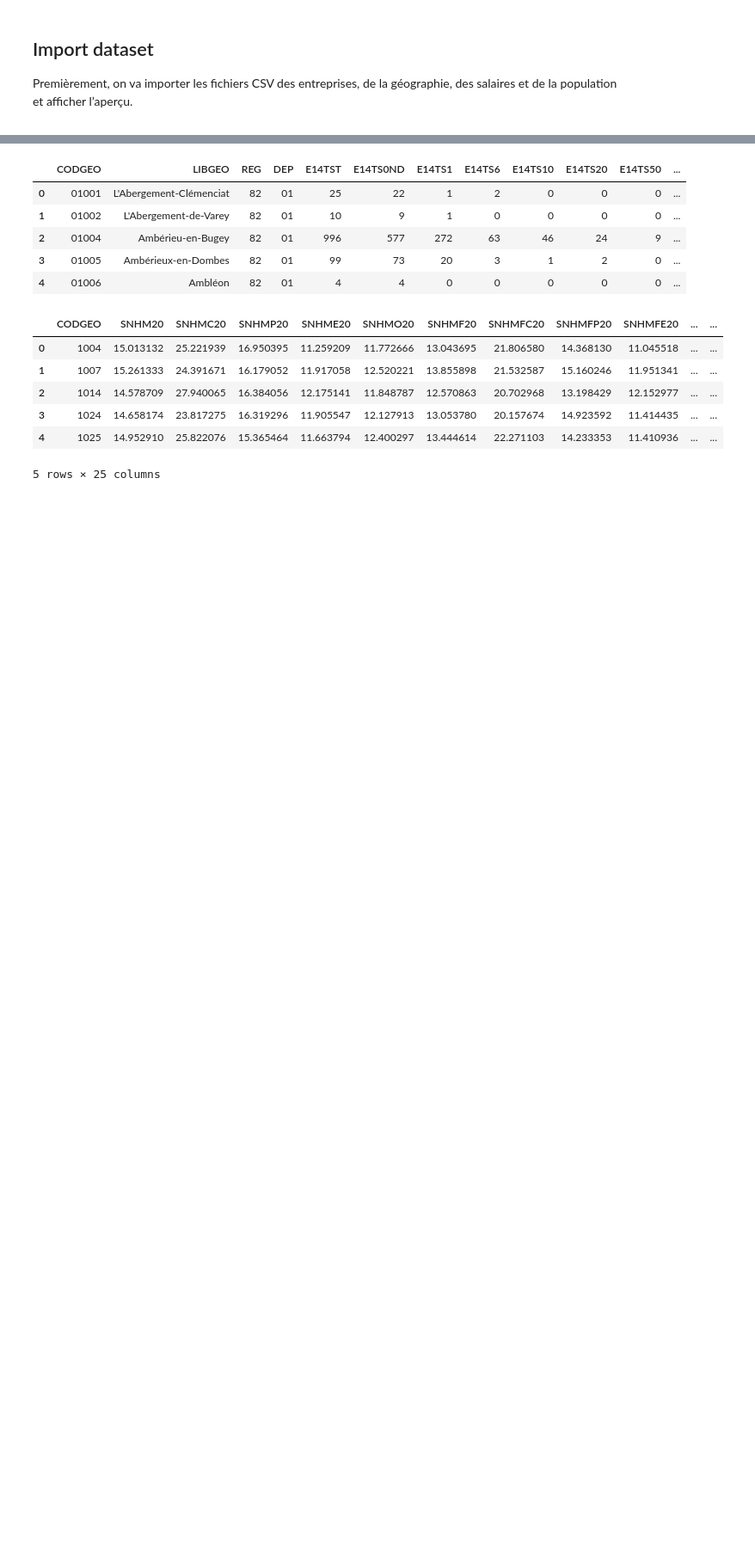
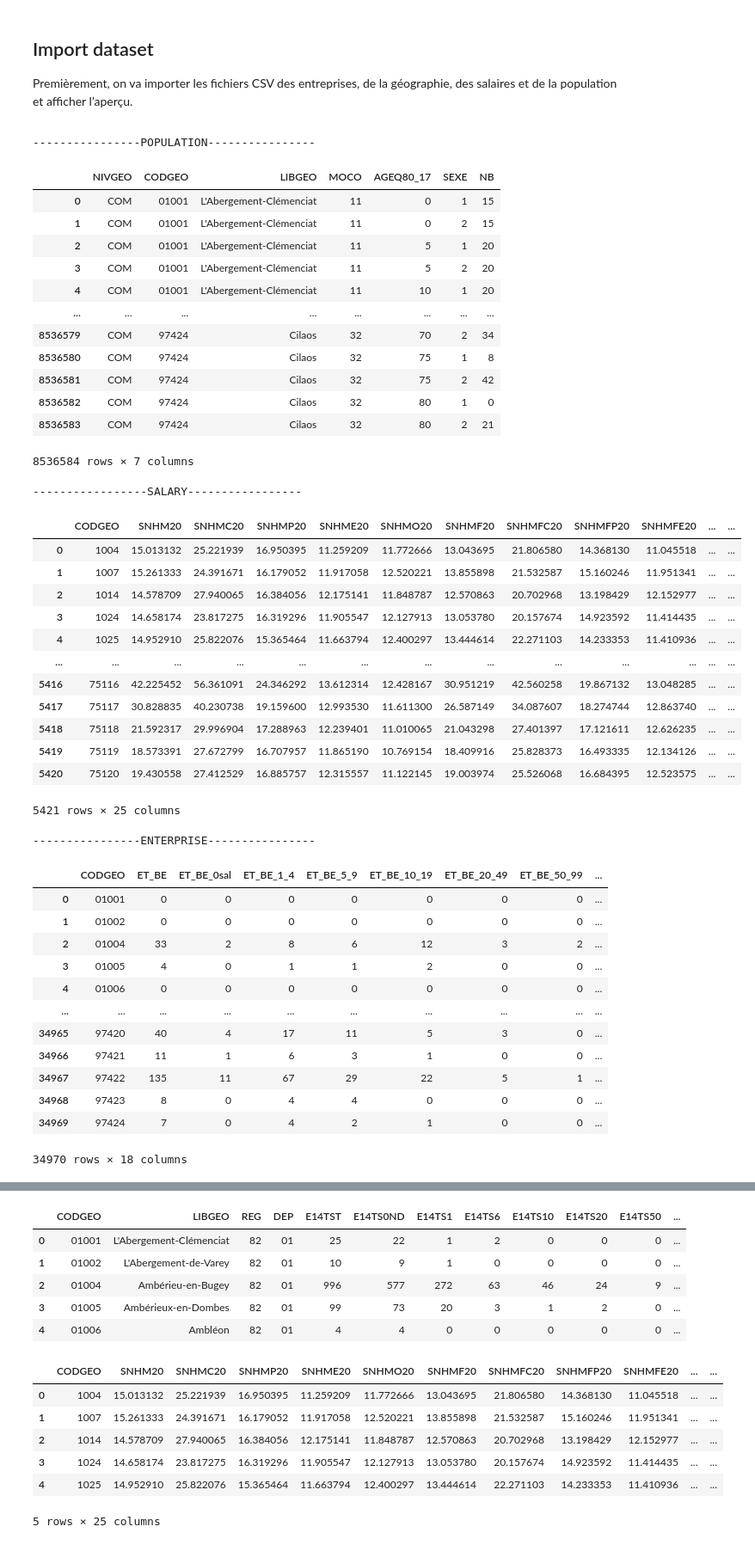
Before and after one commit to nkostiuk/french-industry, a Jupyter notebook: notebooks/NK-notebook.ipynb, the cells around one changed output, grey strips where cells are left out. Shown: that part at 86% size. Cells and saved outputs as stored; diff of their text form; code cells hidden in the pictures; blank space fills up the shorter version.

Commit message:
update with data import from dropbox

```diff
--- a/notebooks/NK-notebook.ipynb
+++ b/notebooks/NK-notebook.ipynb
@@ -10,3 +10,70 @@ import seaborn as sns
 # %% [markdown]
 ## Import dataset
 <p>Premièrement, on va importer les fichiers CSV des entreprises, de la géographie, des salaires et de la population et afficher l’aperçu.<p>
+# %%
+# Import datasets with DropBox
+
+#df = pd.read_csv("https://www.dropbox.com/s/asdfasdfasfasdf/movie_data.csv?dl=1")
+population_url = "https://www.dropbox.com/scl/fi/dh41m7t7349tuephx50i0/population.csv?rlkey=b66y292vmbge3zk6y7png49o6&dl=1"
+salary_url ="https://www.dropbox.com/scl/fi/ni4mfl21r4dv2eipdqpet/net_salary_per_town_categories_update2021.csv?rlkey=8aodl7dbfrwvwbz397gzkht6o&dl=1"
+name_geographic_url = "https://www.dropbox.com/scl/fi/zmeoiz9y21hho7zin0nr6/name_geographic_final.csv?rlkey=uvjffxfzozrzaia6i39xpb3mf&dl=1"
+enterprise_url = "https://www.dropbox.com/scl/fi/7hf3w5emqxu11kqpyayr7/df_entreprises24.csv?rlkey=52jgbm2kg1o3x1ab8gsf689ht&dl=1"
+
+df_population = pd.read_csv(population_url, dtype = {'CODGEO': object})
+print("----------------POPULATION----------------")
+display(df_population)
+
+df_salary = pd.read_csv(salary_url, dtype = {'CODGEO': object}, sep = ';')
+print("-----------------SALARY-----------------")
+display(df_salary)
+
+df_enterprise = pd.read_csv(enterprise_url,dtype = {'CODGEO': object}, sep = ',')
+print("----------------ENTERPRISE----------------")
+display(df_enterprise)
+
+df_name_geographic = pd.read_csv(name_geographic_url,  sep = ',')
+print("----------------NAME-GEOGRAPHIC----------------")
+display(df_name_geographic)
+# %% [output]
+----------------POPULATION----------------
+|  | NIVGEO | CODGEO | LIBGEO | MOCO | AGEQ80_17 | SEXE | NB |
+| 0 | COM | 01001 | L'Abergement-Clémenciat | 11 | 0 | 1 | 15 |
+| 1 | COM | 01001 | L'Abergement-Clémenciat | 11 | 0 | 2 | 15 |
+| 2 | COM | 01001 | L'Abergement-Clémenciat | 11 | 5 | 1 | 20 |
+| 3 | COM | 01001 | L'Abergement-Clémenciat | 11 | 5 | 2 | 20 |
+| 4 | COM | 01001 | L'Abergement-Clémenciat | 11 | 10 | 1 | 20 |
+| ... | ... | ... | ... | ... | ... | ... | ... |
+| 8536579 | COM | 97424 | Cilaos | 32 | 70 | 2 | 34 |
+| 8536580 | COM | 97424 | Cilaos | 32 | 75 | 1 | 8 |
+| 8536581 | COM | 97424 | Cilaos | 32 | 75 | 2 | 42 |
+| 8536582 | COM | 97424 | Cilaos | 32 | 80 | 1 | 0 |
+| 8536583 | COM | 97424 | Cilaos | 32 | 80 | 2 | 21 |
+8536584 rows × 7 columns
+-----------------SALARY-----------------
+|  | CODGEO | SNHM20 | SNHMC20 | SNHMP20 | SNHME20 | SNHMO20 | SNHMF20 | SNHMFC20 | SNHMFP20 | SNHMFE20 | ... | ... |
+| 0 | 1004 | 15.013132 | 25.221939 | 16.950395 | 11.259209 | 11.772666 | 13.043695 | 21.806580 | 14.368130 | 11.045518 | ... | ... |
+| 1 | 1007 | 15.261333 | 24.391671 | 16.179052 | 11.917058 | 12.520221 | 13.855898 | 21.532587 | 15.160246 | 11.951341 | ... | ... |
+| 2 | 1014 | 14.578709 | 27.940065 | 16.384056 | 12.175141 | 11.848787 | 12.570863 | 20.702968 | 13.198429 | 12.152977 | ... | ... |
+| 3 | 1024 | 14.658174 | 23.817275 | 16.319296 | 11.905547 | 12.127913 | 13.053780 | 20.157674 | 14.923592 | 11.414435 | ... | ... |
+| 4 | 1025 | 14.952910 | 25.822076 | 15.365464 | 11.663794 | 12.400297 | 13.444614 | 22.271103 | 14.233353 | 11.410936 | ... | ... |
+| ... | ... | ... | ... | ... | ... | ... | ... | ... | ... | ... | ... | ... |
+| 5416 | 75116 | 42.225452 | 56.361091 | 24.346292 | 13.612314 | 12.428167 | 30.951219 | 42.560258 | 19.867132 | 13.048285 | ... | ... |
+| 5417 | 75117 | 30.828835 | 40.230738 | 19.159600 | 12.993530 | 11.611300 | 26.587149 | 34.087607 | 18.274744 | 12.863740 | ... | ... |
+| 5418 | 75118 | 21.592317 | 29.996904 | 17.288963 | 12.239401 | 11.010065 | 21.043298 | 27.401397 | 17.121611 | 12.626235 | ... | ... |
+| 5419 | 75119 | 18.573391 | 27.672799 | 16.707957 | 11.865190 | 10.769154 | 18.409916 | 25.828373 | 16.493335 | 12.134126 | ... | ... |
+| 5420 | 75120 | 19.430558 | 27.412529 | 16.885757 | 12.315557 | 11.122145 | 19.003974 | 25.526068 | 16.684395 | 12.523575 | ... | ... |
+5421 rows × 25 columns
+----------------ENTERPRISE----------------
+|  | CODGEO | ET_BE | ET_BE_0sal | ET_BE_1_4 | ET_BE_5_9 | ET_BE_10_19 | ET_BE_20_49 | ET_BE_50_99 | ... |
+| 0 | 01001 | 0 | 0 | 0 | 0 | 0 | 0 | 0 | ... |
+| 1 | 01002 | 0 | 0 | 0 | 0 | 0 | 0 | 0 | ... |
+| 2 | 01004 | 33 | 2 | 8 | 6 | 12 | 3 | 2 | ... |
+| 3 | 01005 | 4 | 0 | 1 | 1 | 2 | 0 | 0 | ... |
+| 4 | 01006 | 0 | 0 | 0 | 0 | 0 | 0 | 0 | ... |
+| ... | ... | ... | ... | ... | ... | ... | ... | ... | ... |
+| 34965 | 97420 | 40 | 4 | 17 | 11 | 5 | 3 | 0 | ... |
+| 34966 | 97421 | 11 | 1 | 6 | 3 | 1 | 0 | 0 | ... |
+| 34967 | 97422 | 135 | 11 | 67 | 29 | 22 | 5 | 1 | ... |
+| 34968 | 97423 | 8 | 0 | 4 | 4 | 0 | 0 | 0 | ... |
+| 34969 | 97424 | 7 | 0 | 4 | 2 | 1 | 0 | 0 | ... |
+34970 rows × 18 columns
```
Also changed, not shown: parts of 2 cells of this notebook.
